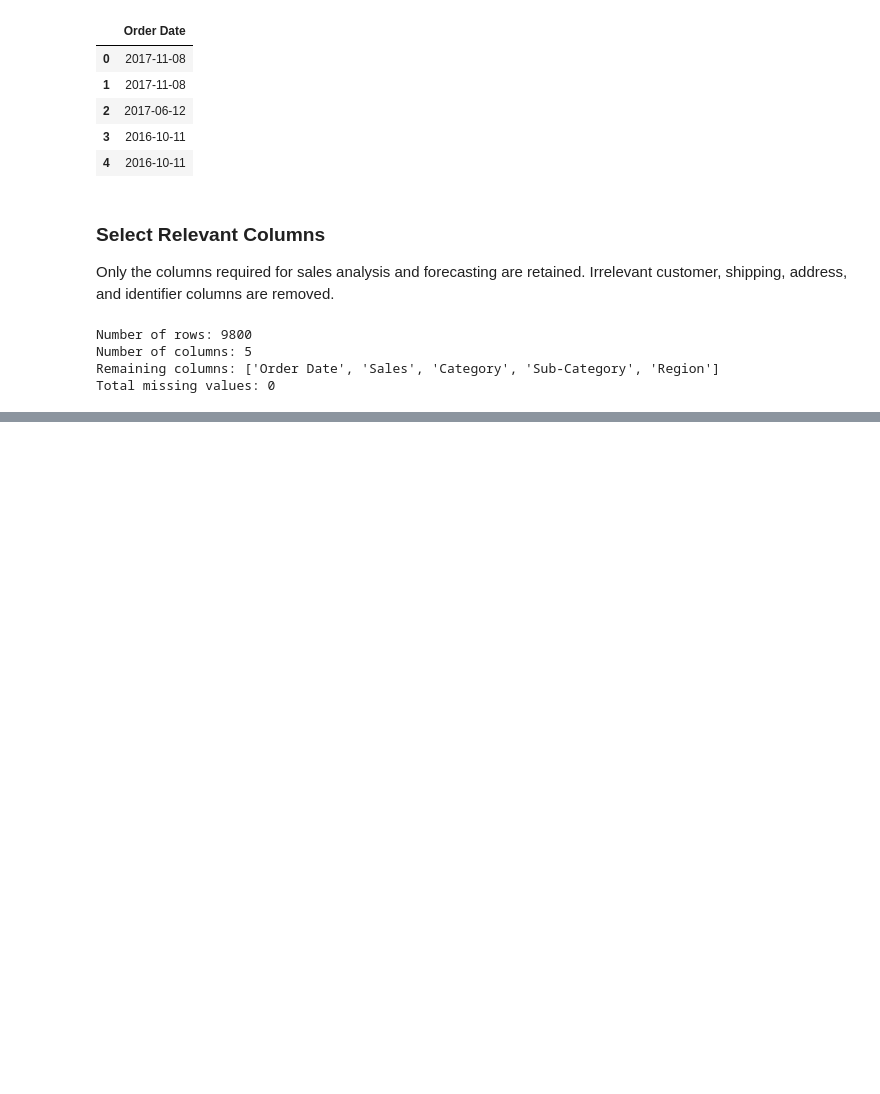
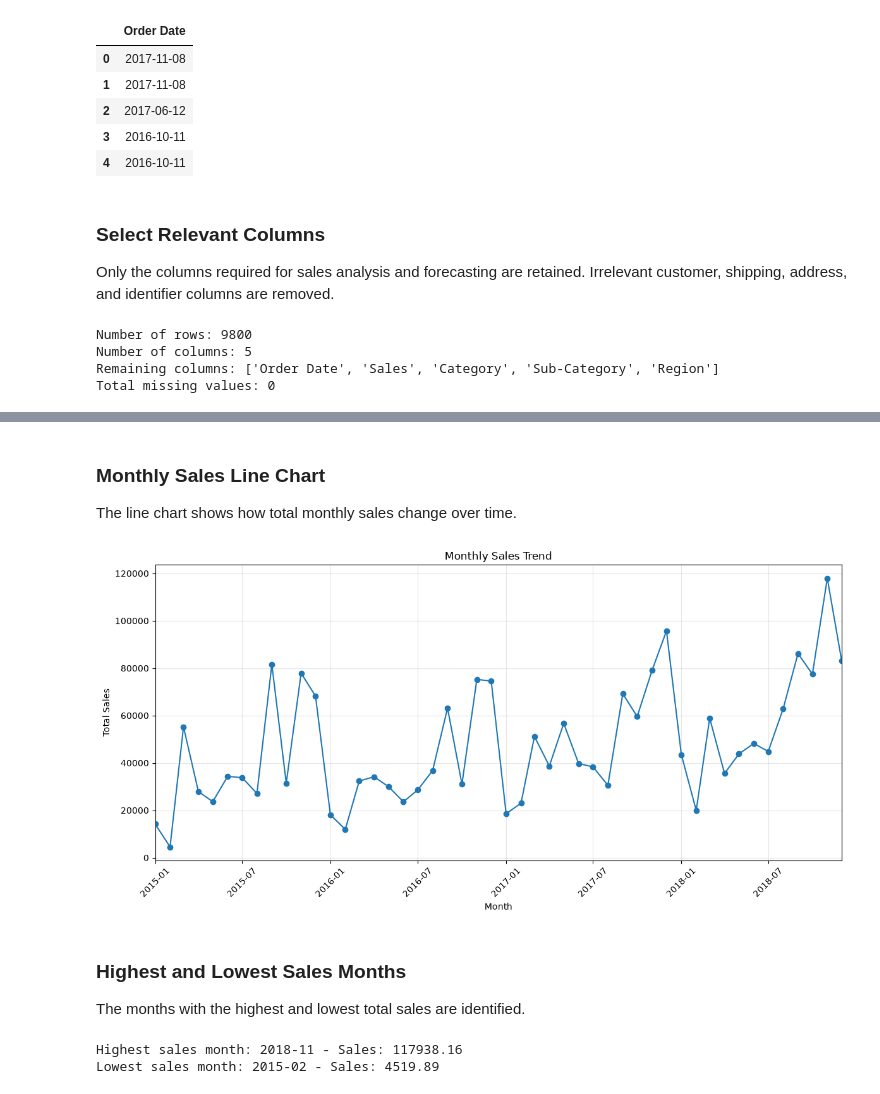
Before and after one commit to Ardatatl33/Sales_forecasting_System, a Jupyter notebook: notebooks/sales_forecasting.ipynb, the cells around one changed output, grey strips where cells are left out. Saved outputs shown, nothing was run; the diff lists cells and outputs as text; code cells hidden in the pictures; blank space fills up the shorter version.

Commit message:
notebook: analyze monthly sales trends and seasonality

```diff
--- a/notebooks/sales_forecasting.ipynb
+++ b/notebooks/sales_forecasting.ipynb
@@ -107,0 +114,12 @@ Total missing values: 0
+# %%
+monthly_sales = (
+    df.resample("MS", on="Order Date")["Sales"]
+    .sum()
+    .reset_index()
+)
+
+print("First date:", df["Order Date"].min())
+print("Last date:", df["Order Date"].max())
+print("Number of months:", monthly_sales.shape[0])
+
+monthly_sales.head()
@@ -107,0 +136,57 @@ Total missing values: 0
+# %% [markdown]
+### Monthly Sales Line Chart
+
+The line chart shows how total monthly sales change over time.
+# %%
+import matplotlib.pyplot as plt
+
+plt.figure(figsize=(12, 6))
+
+plt.plot(
+    monthly_sales["Order Date"],
+    monthly_sales["Sales"],
+    marker="o"
+)
+
+plt.title("Monthly Sales Trend")
+plt.xlabel("Month")
+plt.ylabel("Total Sales")
+plt.grid(alpha=0.3)
+plt.xticks(rotation=45)
+plt.xlim(
+    monthly_sales["Order Date"].min(),
+    monthly_sales["Order Date"].max()
+)
+plt.tight_layout()
+plt.show()
+# %% [output]
+[figure, added]
+# %% [markdown]
+### Highest and Lowest Sales Months
+
+The months with the highest and lowest total sales are identified.
+# %%
+highest_sales_month = monthly_sales.loc[
+    monthly_sales["Sales"].idxmax()
+]
+
+lowest_sales_month = monthly_sales.loc[
+    monthly_sales["Sales"].idxmin()
+]
+
+print(
+    "Highest sales month:",
+    highest_sales_month["Order Date"].strftime("%Y-%m"),
+    "- Sales:",
+    round(highest_sales_month["Sales"], 2)
+)
+
+print(
+    "Lowest sales month:",
+    lowest_sales_month["Order Date"].strftime("%Y-%m"),
+    "- Sales:",
+    round(lowest_sales_month["Sales"], 2)
+)
+# %% [output]
+Highest sales month: 2018-11 - Sales: 117938.16
+Lowest sales month: 2015-02 - Sales: 4519.89
```
Also changed, not shown: parts of 11 cells of this notebook.
